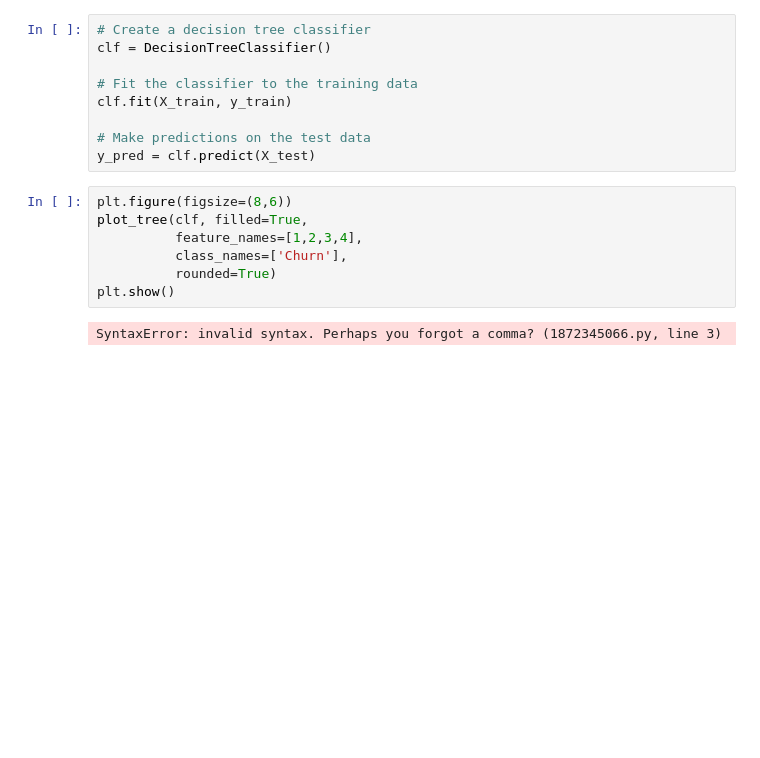
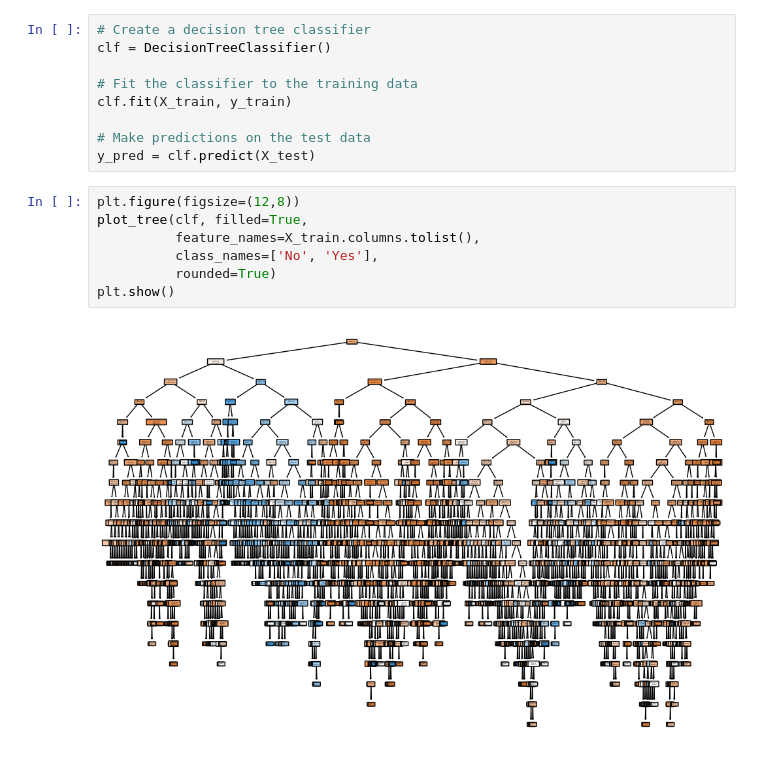
Before and after one commit to Momoyaan/data_analytics-dashboard, a Jupyter notebook: jupyter/calc.ipynb, the cells around one changed output. Cells and saved outputs as stored; diff of their text form; blank space fills up the shorter version.

```diff
--- a/jupyter/calc.ipynb
+++ b/jupyter/calc.ipynb
@@ -134,12 +134,12 @@ clf.fit(X_train, y_train)
 
 # Make predictions on the test data
 y_pred = clf.predict(X_test)
-# %%
-plt.figure(figsize=(8,6))
-plot_tree(clf, filled=True,
-          feature_names=[1,2,3,4],
-          class_names=['Churn'],
-          rounded=True)
-plt.show()
-# %% [output]
-SyntaxError: invalid syntax. Perhaps you forgot a comma? (1872345066.py, line 3)
+# %%
+plt.figure(figsize=(12,8))
+plot_tree(clf, filled=True,
+          feature_names=X_train.columns.tolist(),
+          class_names=['No', 'Yes'],
+          rounded=True)
+plt.show()
+# %% [output]
+[figure, added]
```
